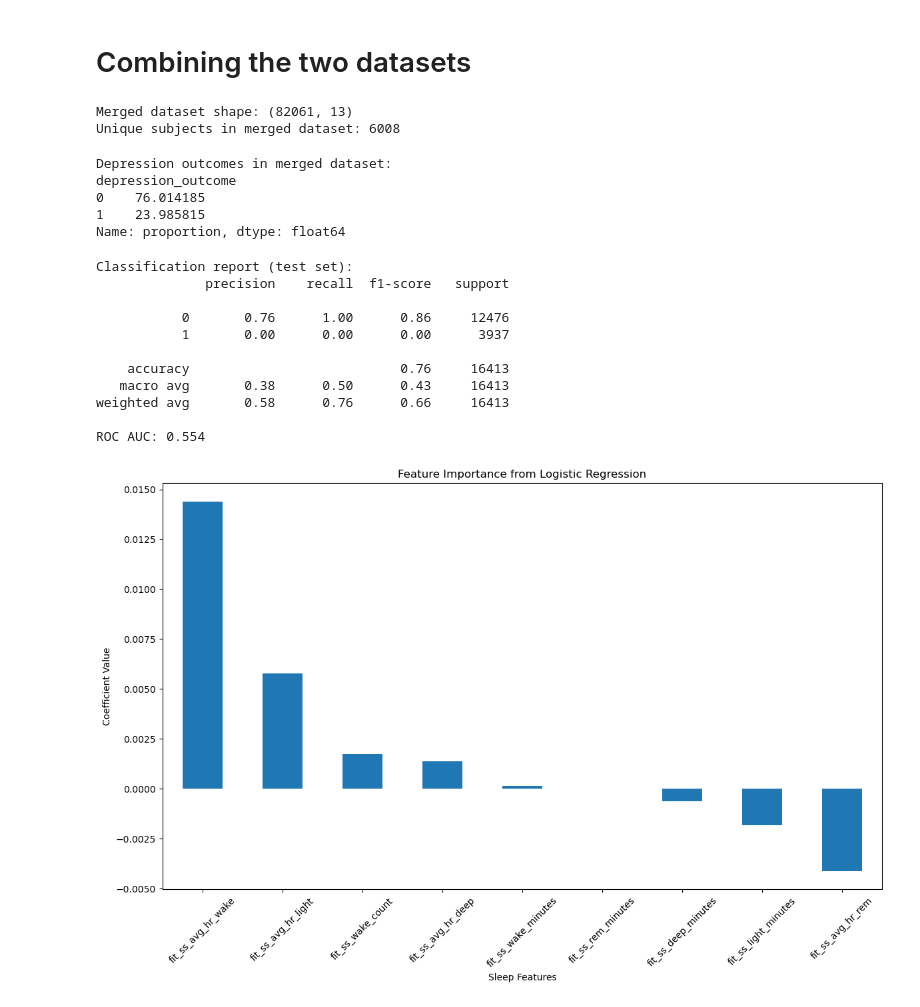
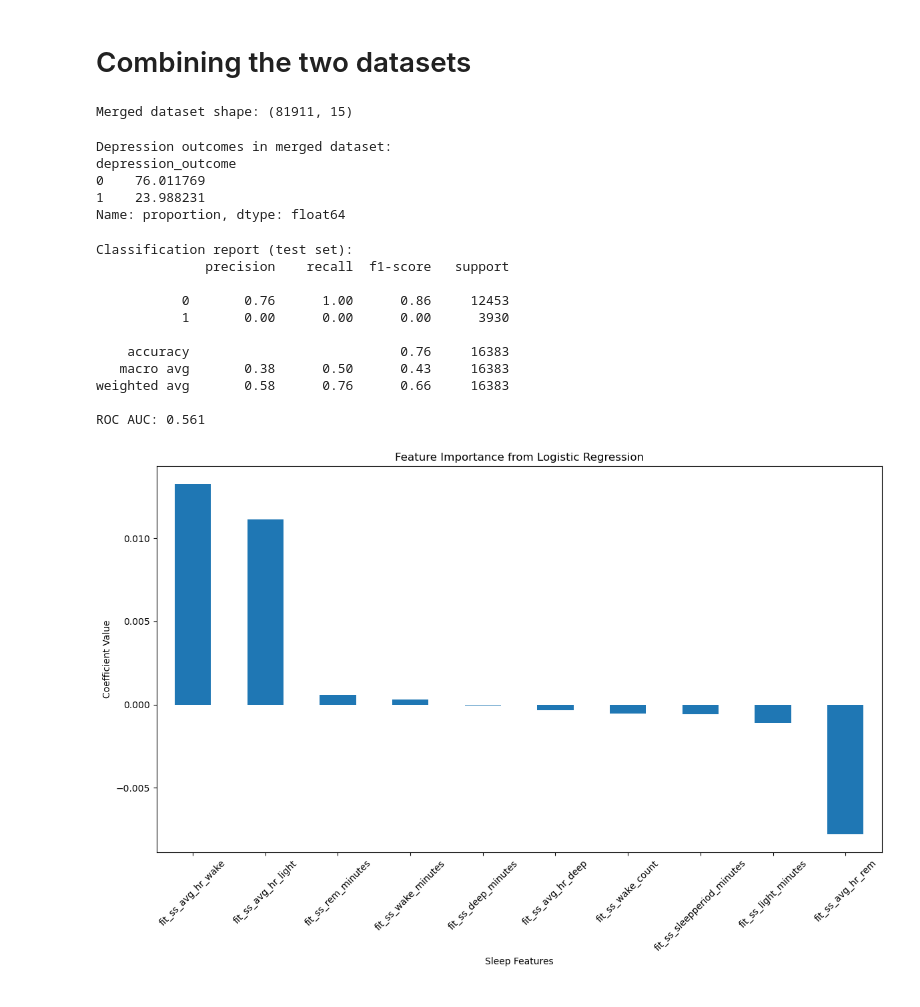
Before and after one commit to pragyamodi/abcd-sleep-depression-ml-modeling, a Jupyter notebook: code/analysis.ipynb, the cells around one changed output. Saved outputs shown, nothing was run; the diff lists cells and outputs as text; code cells hidden in the pictures.

```diff
--- a/code/analysis.ipynb
+++ b/code/analysis.ipynb
@@ -12,7 +19,7 @@ print("Sleep data columns:", sleep.columns.tolist())
 Sleep data columns: ['src_subject_id', 'eventname', 'fit_ss_sleepdate', 'fit_ss_wkno', 'fit_ss_weekday', 'fit_ss_weekend_ind', 'fit_ss_protocol_date', 'fit_ss_protocol_wear', 'fit_ss_first_inbed_minut ...
 # %%
 demographic_data = ['src_subject_id', 'eventname']
-average_sleep_data = ['fit_ss_wake_minutes', 'fit_ss_light_minutes', 'fit_ss_deep_minutes', 'fit_ss_rem_minutes', 'fit_ss_wake_count',   'fit_ss_avg_hr_light', 'fit_ss_avg_hr_deep', 'fit_ss_avg_hr_rem', 'fit_ss_avg_hr_wake']
+average_sleep_data = ['fit_ss_sleepperiod_minutes', 'fit_ss_sleepdate', 'fit_ss_wake_minutes', 'fit_ss_light_minutes', 'fit_ss_deep_minutes', 'fit_ss_rem_minutes', 'fit_ss_wake_count',   'fit_ss_avg_hr_light', 'fit_ss_avg_hr_deep', 'fit_ss_avg_hr_rem', 'fit_ss_avg_hr_wake']
 
 # Filter the sleep data to include only the demographic and average sleep columns
 filtered_sleep_avg = sleep[demographic_data + average_sleep_data]
@@ -112,22 +120,26 @@ Name: count, dtype: int64
 # %%
 # merge sleep and depression dataset on 'src_subject_id' and 'eventname'
 merged_data = pd.merge(filtered_sleep_avg, depression_ml, on=['src_subject_id', 'eventname'], how='inner')
-# Check the merged dataset
+
+# remove rows with missing values
+merged_data = merged_data.dropna()
+
+# remove duplicate rows
+merged_data = merged_data.drop_duplicates()
+
+# Print the shape of the merged dataset
 print(f"\nMerged dataset shape: {merged_data.shape}")
-print(f"Unique subjects in merged dataset: {merged_data['src_subject_id'].nunique()}")
 # %% [output]
-Merged dataset shape: (82061, 13)
-Unique subjects in merged dataset: 6008
+Merged dataset shape: (81911, 15)
 # %%
 # check the split of depression outcomes in the merged dataset in percentage
-
 print(f"\nDepression outcomes in merged dataset:")
 print(merged_data['depression_outcome'].value_counts(normalize=True) * 100)
 # %% [output]
 Depression outcomes in merged dataset:
 depression_outcome
-0    76.014185
-1    23.985815
+0    76.011769
+1    23.988231
 Name: proportion, dtype: float64
 # %%
 # Basic model: Logistic Regression to predict depression outcome from sleep data
@@ -136,8 +148,8 @@ from sklearn.model_selection import train_test_split
 from sklearn.linear_model import LogisticRegression
 from sklearn.metrics import classification_report, roc_auc_score
 
-# Select features: use all sleep columns (exclude id/event/outcome columns)
-sleep_features = [col for col in filtered_sleep_avg.columns if col not in ['src_subject_id', 'eventname']]
+# Select features: use all sleep columns (exclude id/event/outcome columns and fit_ss_sleepdate)
+sleep_features = [col for col in filtered_sleep_avg.columns if col not in ['src_subject_id', 'eventname', 'fit_ss_sleepdate']]
 X = merged_data[sleep_features]
 y = merged_data['depression_outcome']
 
@@ -155,37 +167,37 @@ X_train, X_test, y_train, y_test = train_test_split(X, y, test_size=0.2, random_
 clf = LogisticRegression(max_iter=1000)
 clf.fit(X_train, y_train)
 
 # Predict and evaluate
 y_pred = clf.predict(X_test)
 y_proba = clf.predict_proba(X_test)[:, 1]
 
 print("\nClassification report (test set):")
 print(classification_report(y_test, y_pred))
 print(f"ROC AUC: {roc_auc_score(y_test, y_proba):.3f}")
 
 # build graphs to visualize the results
 import matplotlib.pyplot as plt
 import seaborn as sns
 # Plot feature importances
 plt.figure(figsize=(12, 8))
 importance = pd.Series(clf.coef_[0], index=sleep_features).sort_values(ascending=False)
 importance.plot(kind='bar')
 plt.title('Feature Importance from Logistic Regression')
 plt.xlabel('Sleep Features')
 plt.ylabel('Coefficient Value')
 plt.xticks(rotation=45)
 plt.tight_layout()
 plt.show()
 # %% [output]
 Classification report (test set):
               precision    recall  f1-score   support
 
-           0       0.76      1.00      0.86     12476
-           1       0.00      0.00      0.00      3937
+           0       0.76      1.00      0.86     12453
+           1       0.00      0.00      0.00      3930
 
-    accuracy                           0.76     16413
-   macro avg       0.38      0.50      0.43     16413
-weighted avg       0.58      0.76      0.66     16413
+    accuracy                           0.76     16383
+   macro avg       0.38      0.50      0.43     16383
+weighted avg       0.58      0.76      0.66     16383
 
-ROC AUC: 0.554
+ROC AUC: 0.561
-[figure, old version]
+[figure, new version]
```
Also changed, not shown: parts of 18 cells of this notebook, 2 other files.
